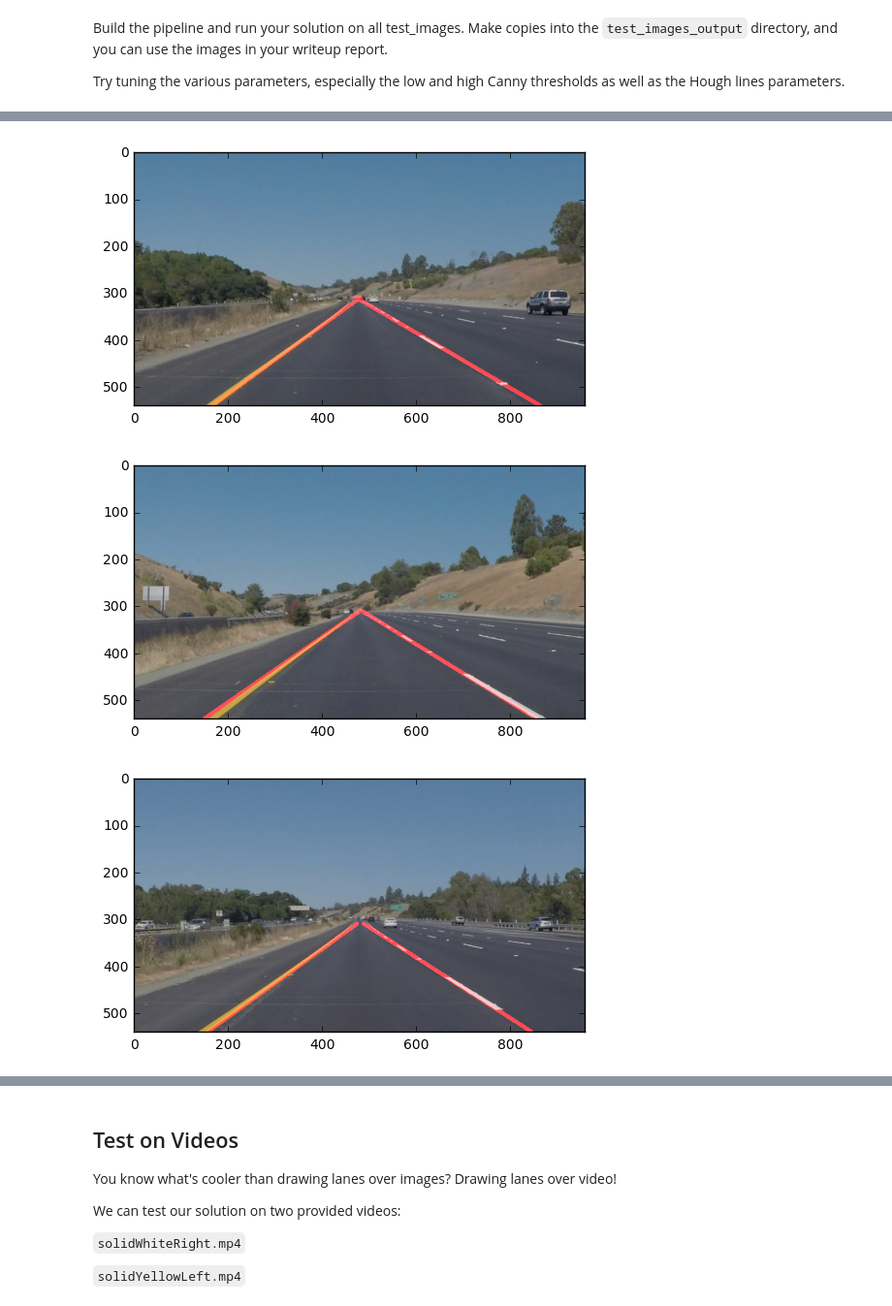
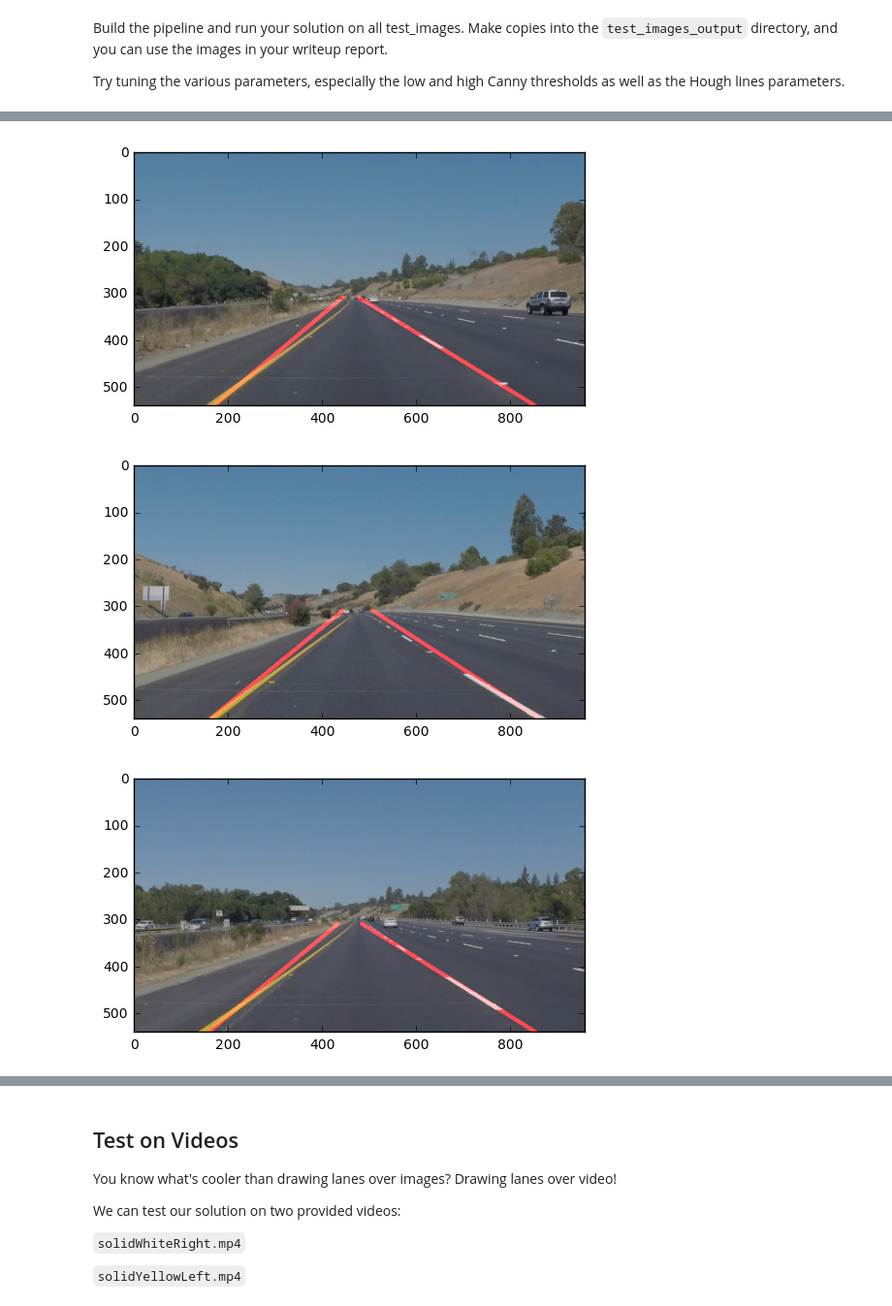
Before and after one commit to jamestouri/Lane-Finder, a Jupyter notebook: P1.ipynb, the cells around one changed output, grey strips where cells are left out. Shown at 97% size. Cells and saved outputs as stored; diff of their text form; code cells hidden in the pictures.

```diff
--- a/P1.ipynb
+++ b/P1.ipynb
@@ -154,8 +154,8 @@ def draw_lines(img, lines, color=[255, 0, 0], thickness=7):
 
     #Go back and work on this when solving the optional challenge
 
-    y_top = 540
-    y_bottom = 310
+    y_top = img.shape[0]
+    y_bottom = img.shape[0]
 
     m = 0
     b = 0
@@ -165,15 +165,19 @@ def draw_lines(img, lines, color=[255, 0, 0], thickness=7):
             test_m = ((y2 - y1) / (x2 - x1))
             #bringing in the values for choosing which array goes so it can draw out a line
             #right line of the lane
+
             if test_m > 0.5:
+                y_bottom = min(y2, y1, y_bottom)
                 m = test_m
                 b = y1 - m * x1
                 # x = (y - b) / m
                 x_top_pos.append((y_top - b) / m )
                 x_bottom_pos.append((y_bottom - b) / m)
 
+
             #left line of the lane
             if test_m < -0.5:
+                y_bottom = min(y2, y1, y_bottom)
                 m = test_m
                 b = y1 - m * x1
 
@@ -250,36 +254,36 @@ for i, image_part in enumerate(os.listdir('test_images/')):
     1.
     #Apply grayscale
     gray = grayscale(image)
 
     #kernel for gaussian
     kernel_measure = 3
     the_gaussian = gaussian_blur(gray, kernel_measure)
 
     #Canny Detection
-    chosen_low_threshold = 30
-    chosen_high_threshold = 100
+    chosen_low_threshold = 50
+    chosen_high_threshold = 150
     the_canny = canny(the_gaussian, chosen_low_threshold, chosen_high_threshold)
 
     # This time we are defining a four sided polygon to mask
     imshape = image.shape
-    first_vertices = np.array([[(0,image.shape[0]),(450, 310), (490, 310), (image.shape[1],image.shape[0])]], dtype=np.int32)
+    first_vertices = np.array([[(20,image.shape[0]),(450, 310), (490, 310), (image.shape[1],image.shape[0])]], dtype=np.int32)
     the_masked_interest = region_of_interest(the_canny, first_vertices)
 
     #The Hough Lines
     rho1 = 3 # distance resolution in pixels of the Hough grid
     theta1 = np.pi/180 # angular resolution in radians of the Hough grid
     threshold1 = 15     # minimum number of votes (intersections in Hough grid cell)
     min_line_length1 = 40 #minimum number of pixels making up a line
     max_line_gap1 = 20    # maximum gap in pixels between connectable line segments
 
     the_hough = hough_lines(the_masked_interest, rho1, theta1, threshold1, min_line_length1, max_line_gap1)
     color_edges = np.dstack((the_canny, the_canny, the_canny))
 
     lane_result = weighted_img(the_hough, image)
     plt.imshow(lane_result)
     plt.show()
 # %% [output]
 [figure]
-[figure, old version]
+[figure, new version]
-[figure, old version]
+[figure, new version]
-[figure, old version]
+[figure, new version]
```
Also changed, not shown: parts of 5 cells of this notebook.
